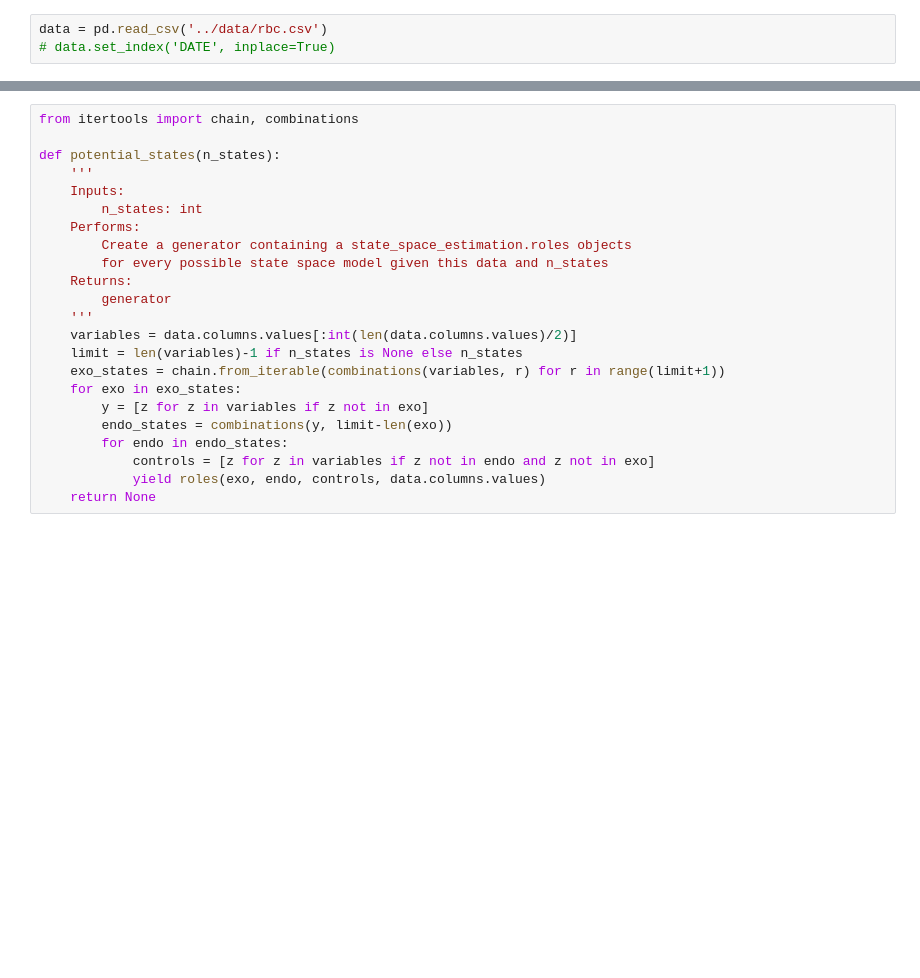
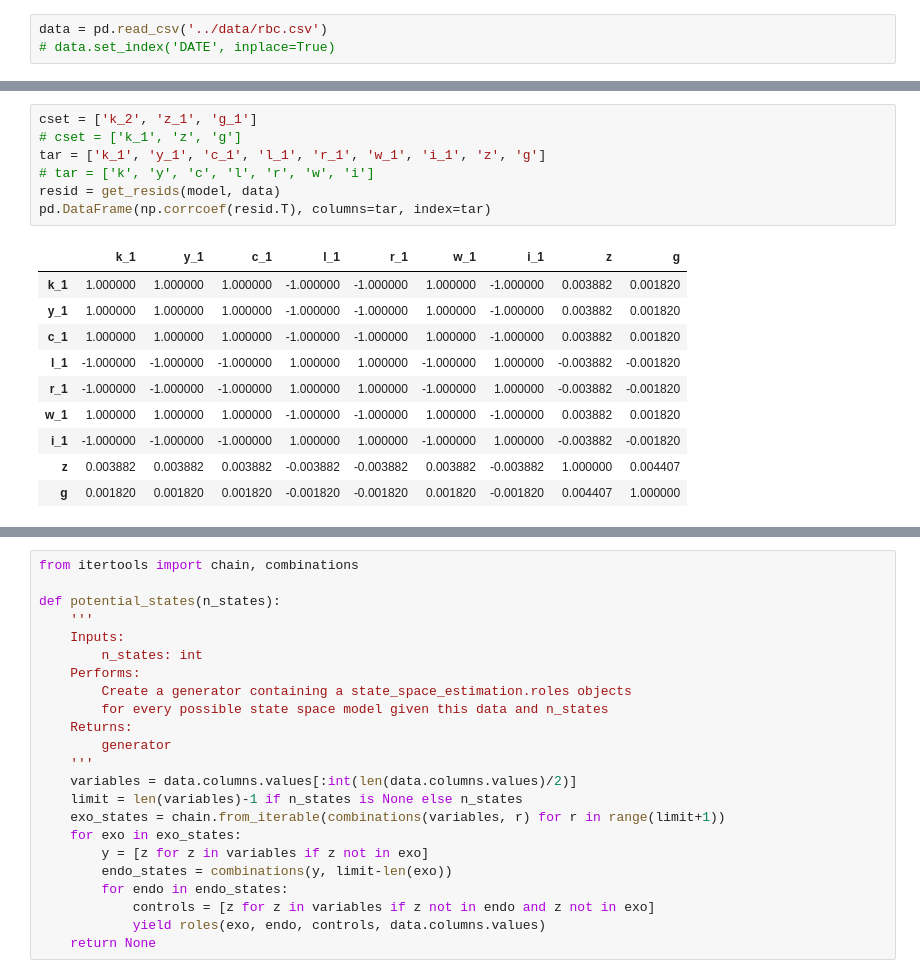
Before and after one commit to e-hall-hoffarth/causal_dsge, a Jupyter notebook: python/experiments.ipynb, the cells around one changed output, grey strips where cells are left out. Cells and saved outputs as stored; diff of their text form; blank space fills up the shorter version.

```diff
--- a/python/experiments.ipynb
+++ b/python/experiments.ipynb
@@ -870,0 +866,18 @@ print(test(model, sample, method='schott'))
+# %%
+cset = ['k_2', 'z_1', 'g_1']
+# cset = ['k_1', 'z', 'g']
+tar = ['k_1', 'y_1', 'c_1', 'l_1', 'r_1', 'w_1', 'i_1', 'z', 'g']
+# tar = ['k', 'y', 'c', 'l', 'r', 'w', 'i']
+resid = get_resids(model, data)
+pd.DataFrame(np.corrcoef(resid.T), columns=tar, index=tar)
+# %% [output]
+|  | k_1 | y_1 | c_1 | l_1 | r_1 | w_1 | i_1 | z | g |
+| k_1 | 1.000000 | 1.000000 | 1.000000 | -1.000000 | -1.000000 | 1.000000 | -1.000000 | 0.003882 | 0.001820 |
+| y_1 | 1.000000 | 1.000000 | 1.000000 | -1.000000 | -1.000000 | 1.000000 | -1.000000 | 0.003882 | 0.001820 |
+| c_1 | 1.000000 | 1.000000 | 1.000000 | -1.000000 | -1.000000 | 1.000000 | -1.000000 | 0.003882 | 0.001820 |
+| l_1 | -1.000000 | -1.000000 | -1.000000 | 1.000000 | 1.000000 | -1.000000 | 1.000000 | -0.003882 | -0.001820 |
+| r_1 | -1.000000 | -1.000000 | -1.000000 | 1.000000 | 1.000000 | -1.000000 | 1.000000 | -0.003882 | -0.001820 |
+| w_1 | 1.000000 | 1.000000 | 1.000000 | -1.000000 | -1.000000 | 1.000000 | -1.000000 | 0.003882 | 0.001820 |
+| i_1 | -1.000000 | -1.000000 | -1.000000 | 1.000000 | 1.000000 | -1.000000 | 1.000000 | -0.003882 | -0.001820 |
+| z | 0.003882 | 0.003882 | 0.003882 | -0.003882 | -0.003882 | 0.003882 | -0.003882 | 1.000000 | 0.004407 |
+| g | 0.001820 | 0.001820 | 0.001820 | -0.001820 | -0.001820 | 0.001820 | -0.001820 | 0.004407 | 1.000000 |
```
Also changed, not shown: parts of 7 cells of this notebook, 13 other files.
